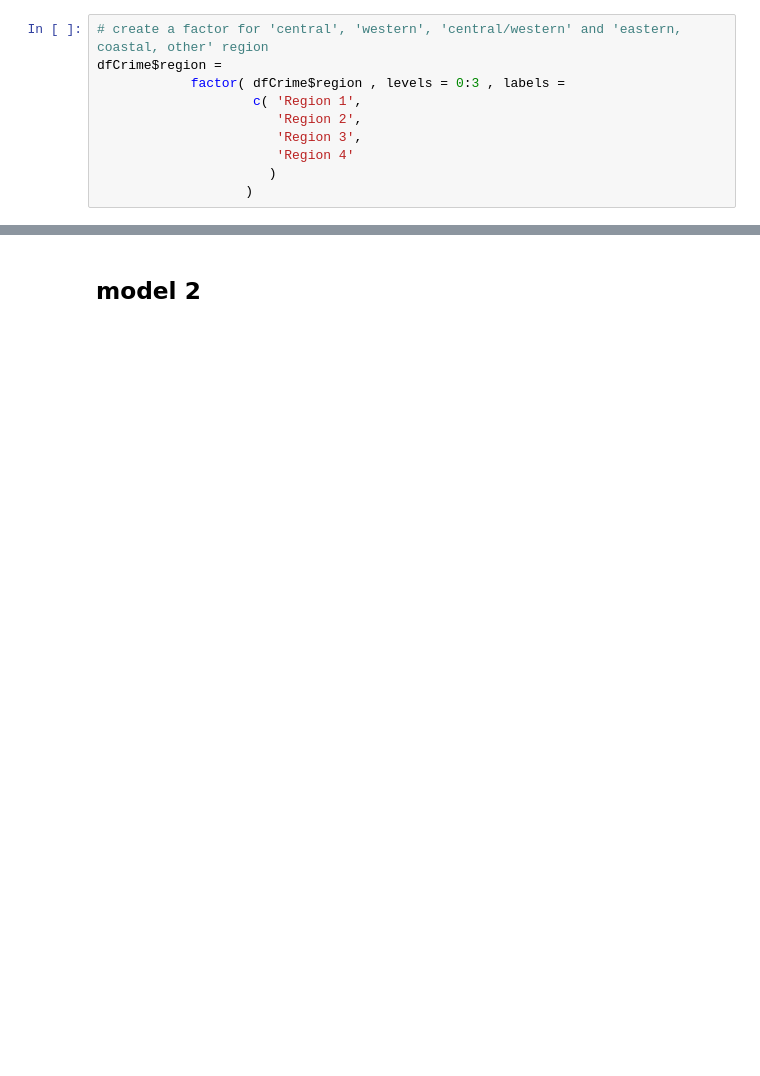
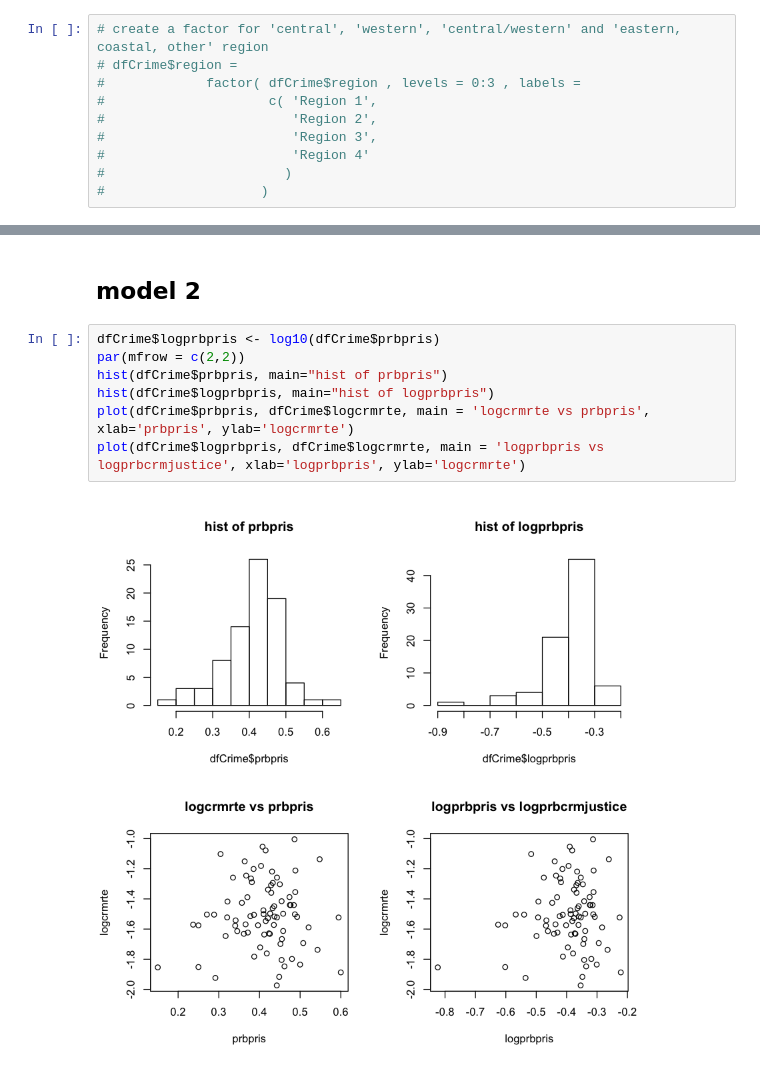
Before and after one commit to kevin-hartman/MIDS_W203_5_Lab3, a Jupyter notebook: alexa_model1.ipynb, the cells around one changed output, grey strips where cells are left out. Drawn from its saved outputs; the diff is of its cells as text; blank space fills up the shorter version.

```diff
--- a/alexa_model1.ipynb
+++ b/alexa_model1.ipynb
@@ -59,14 +100,14 @@ dfCrime$region <- case_when (
         )
 # %%
 # create a factor for 'central', 'western', 'central/western' and 'eastern, coastal, other' region
-dfCrime$region =
-            factor( dfCrime$region , levels = 0:3 , labels =
-                    c( 'Region 1',
-                       'Region 2',
-                       'Region 3',
-                       'Region 4'
-                      )
-                   )
+# dfCrime$region =
+#             factor( dfCrime$region , levels = 0:3 , labels =
+#                     c( 'Region 1',
+#                        'Region 2',
+#                        'Region 3',
+#                        'Region 4'
+#                       )
+#                    )
 # %%
 # create factor for SMSA (standard metropolitan statistical areas) with two levels - inside or outside
 #    https://www2.census.gov/prod2/decennial/documents/1980/1980censusofpopu8011uns_bw.pdf
@@ -209,2 +257,11 @@ F-statistic: 24.94 on 3 and 76 DF,  p-value: 2.459e-11
 # %% [markdown]
 ## model 2
+# %%
+dfCrime$logprbpris <- log10(dfCrime$prbpris)
+par(mfrow = c(2,2))
+hist(dfCrime$prbpris, main="hist of prbpris")
+hist(dfCrime$logprbpris, main="hist of logprbpris")
+plot(dfCrime$prbpris, dfCrime$logcrmrte, main = 'logcrmrte vs prbpris', xlab='prbpris', ylab='logcrmrte')
+plot(dfCrime$logprbpris, dfCrime$logcrmrte, main = 'logprbpris vs logprbcrmjustice', xlab='logprbpris', ylab='logcrmrte')
+# %% [output]
+[figure, added]
```
Also changed, not shown: parts of 10 cells of this notebook.
